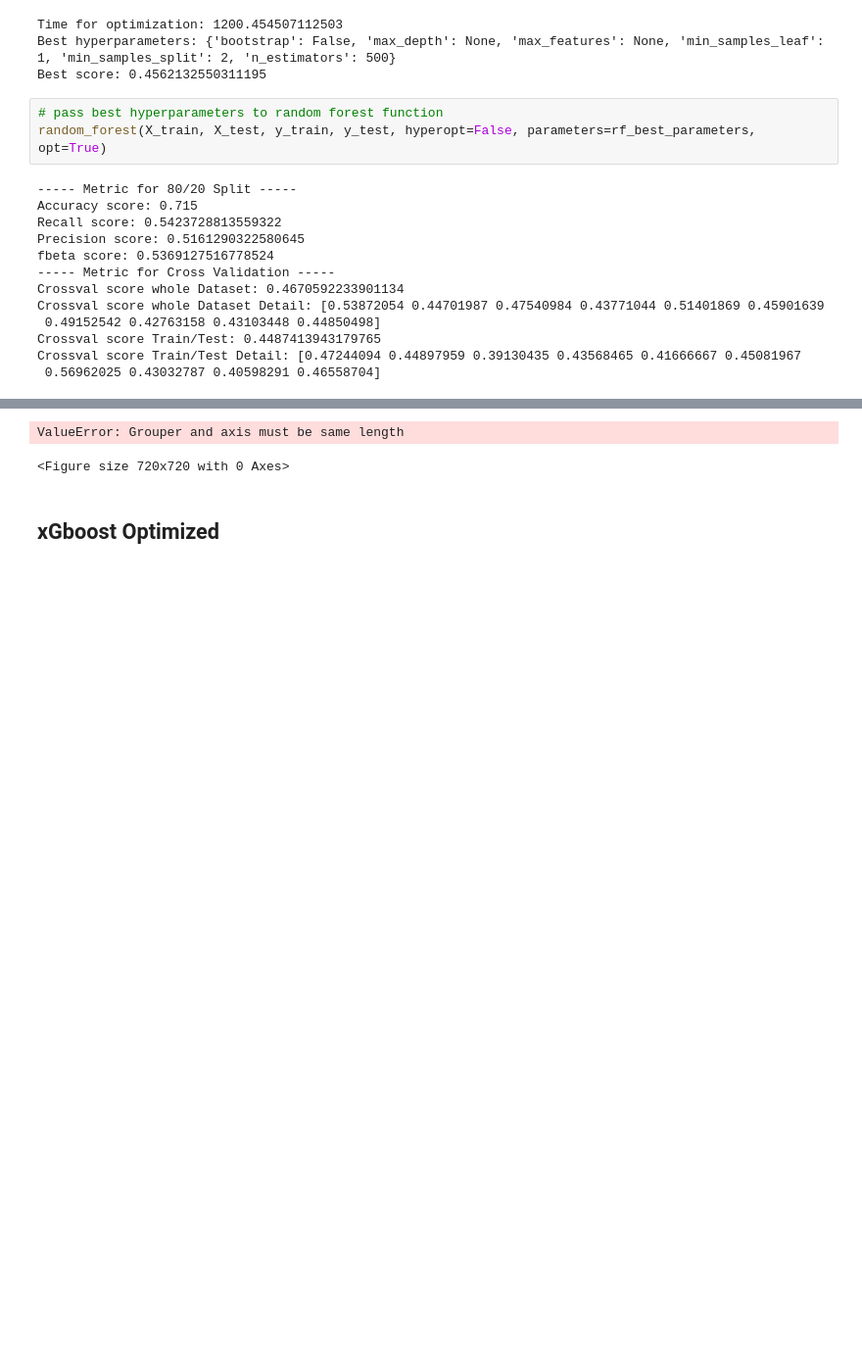
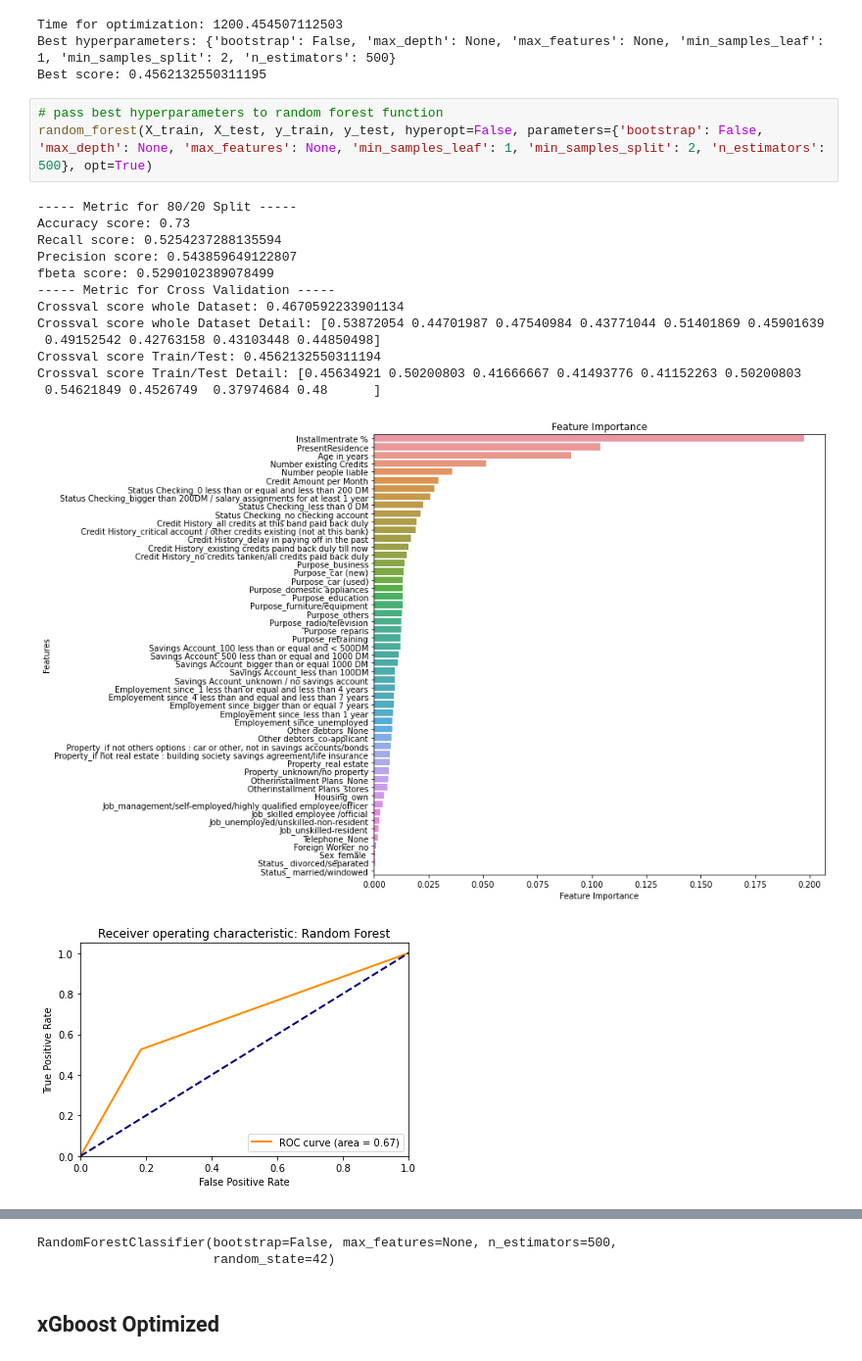
Before and after one commit to DanielGit4/AML, a Jupyter notebook: German_Credit_data/classification.ipynb, the cells around one changed output, grey strips where cells are left out. Shown at 98% size. Saved outputs shown, nothing was run; the diff lists cells and outputs as text; blank space fills up the shorter version.

```diff
--- a/German_Credit_data/classification.ipynb
+++ b/German_Credit_data/classification.ipynb
@@ -595,17 +496,19 @@ Best hyperparameters: {'bootstrap': False, 'max_depth': None, 'max_features': No
 Best score: 0.4562132550311195
 # %%
 # pass best hyperparameters to random forest function
-random_forest(X_train, X_test, y_train, y_test, hyperopt=False, parameters=rf_best_parameters, opt=True)
+random_forest(X_train, X_test, y_train, y_test, hyperopt=False, parameters={'bootstrap': False, 'max_depth': None, 'max_features': None, 'min_samples_leaf': 1, 'min_samples_split': 2, 'n_estimators': 500}, opt=True)
 # %% [output]
 ----- Metric for 80/20 Split -----
-Accuracy score: 0.715
-Recall score: 0.5423728813559322
-Precision score: 0.5161290322580645
-fbeta score: 0.5369127516778524
+Accuracy score: 0.73
+Recall score: 0.5254237288135594
+Precision score: 0.543859649122807
+fbeta score: 0.5290102389078499
 ----- Metric for Cross Validation -----
 Crossval score whole Dataset: 0.4670592233901134
 Crossval score whole Dataset Detail: [0.53872054 0.44701987 0.47540984 0.43771044 0.51401869 0.45901639
  0.49152542 0.42763158 0.43103448 0.44850498]
-Crossval score Train/Test: 0.4487413943179765
-Crossval score Train/Test Detail: [0.47244094 0.44897959 0.39130435 0.43568465 0.41666667 0.45081967
- 0.56962025 0.43032787 0.40598291 0.46558704]
+Crossval score Train/Test: 0.4562132550311194
+Crossval score Train/Test Detail: [0.45634921 0.50200803 0.41666667 0.41493776 0.41152263 0.50200803
+ 0.54621849 0.4526749  0.37974684 0.48      ]
+[figure, added]
+[figure, added]
@@ -612,5 +516,5 @@ Crossval score Train/Test Detail: [0.47244094 0.44897959 0.39130435 0.43568465 0
-ValueError: Grouper and axis must be same length
+RandomForestClassifier(bootstrap=False, max_features=None, n_estimators=500,
+                       random_state=42)
-<Figure size 720x720 with 0 Axes>
 # %% [markdown]
 ## xGboost Optimized
 # %%
```
Also changed, not shown: parts of 43 cells of this notebook, 10 other files.
